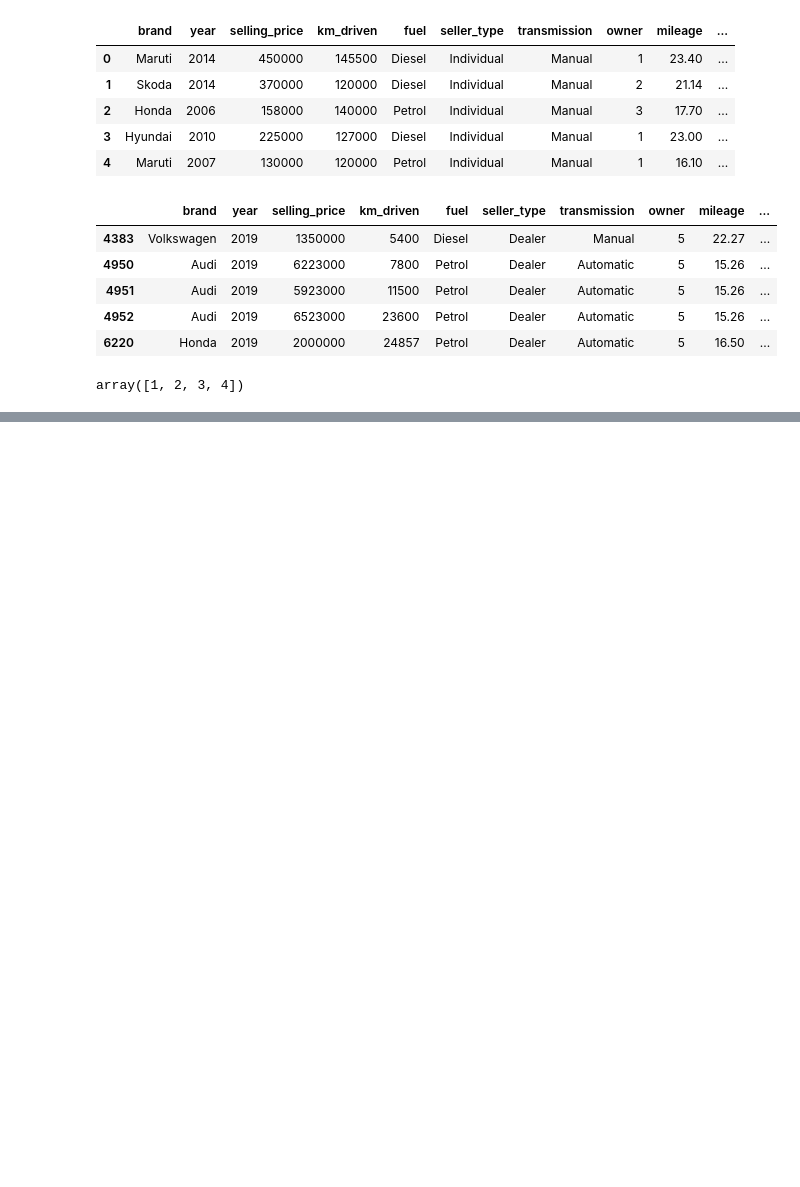
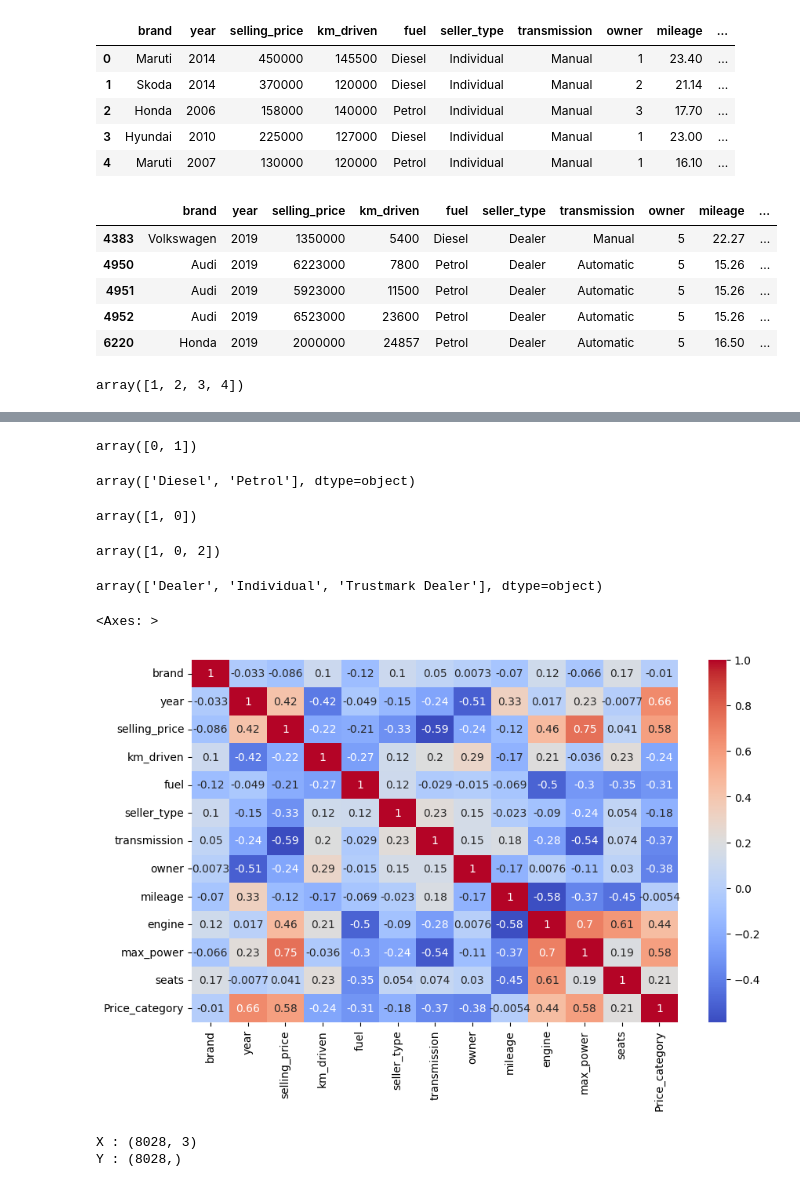
Before and after one commit to H-M-Htet/ML-Assignments, a Jupyter notebook: Assignment3/code/htoominhtetA3.ipynb, the cells around one changed output, grey strips where cells are left out. Drawn from its saved outputs; the diff is of its cells as text; code cells hidden in the pictures; blank space fills up the shorter version.

```diff
--- a/Assignment3/code/htoominhtetA3.ipynb
+++ b/Assignment3/code/htoominhtetA3.ipynb
@@ -317,0 +342,7 @@ df
+# %%
+from sklearn.preprocessing import LabelEncoder
+
+le = LabelEncoder()
+df["brand"] = le.fit_transform(df["brand"])
+
+df["brand"].unique()
@@ -317,0 +400,37 @@ df
+# %%
+##encode feature'fuel'
+le = LabelEncoder()
+df["fuel"] = le.fit_transform(df["fuel"])
+
+df["fuel"].unique()
+# %% [output]
+array([0, 1])
+# %%
+le.classes_
+# %% [output]
+array(['Diesel', 'Petrol'], dtype=object)
+# %%
+##encode transmission
+le = LabelEncoder()
+df['transmission'] = le.fit_transform(df['transmission'])
+df['transmission'].unique()
+# %% [output]
+array([1, 0])
+# %%
+##encode seller_type
+le = LabelEncoder()
+df['seller_type'] = le.fit_transform(df['seller_type'])
+df['seller_type'].unique()
+# %% [output]
+array([1, 0, 2])
+# %%
+le.classes_
+# %% [output]
+array(['Dealer', 'Individual', 'Trustmark Dealer'], dtype=object)
+# %%
+##plot heat_map
+plt.figure(figsize=(10,6))
+sns.heatmap(df.corr(), annot=True, cmap="coolwarm")
+# %% [output]
+<Axes: >
+[figure, added]
@@ -317,0 +444,7 @@ df
+# %%
+##let's print the shape of X and Y
+print(f'X : {X.shape}')
+print(f'Y : {Y.shape}')
+# %% [output]
+X : (8028, 3)
+Y : (8028,)
```
Also changed, not shown: parts of 42 cells of this notebook, 36 other files.
